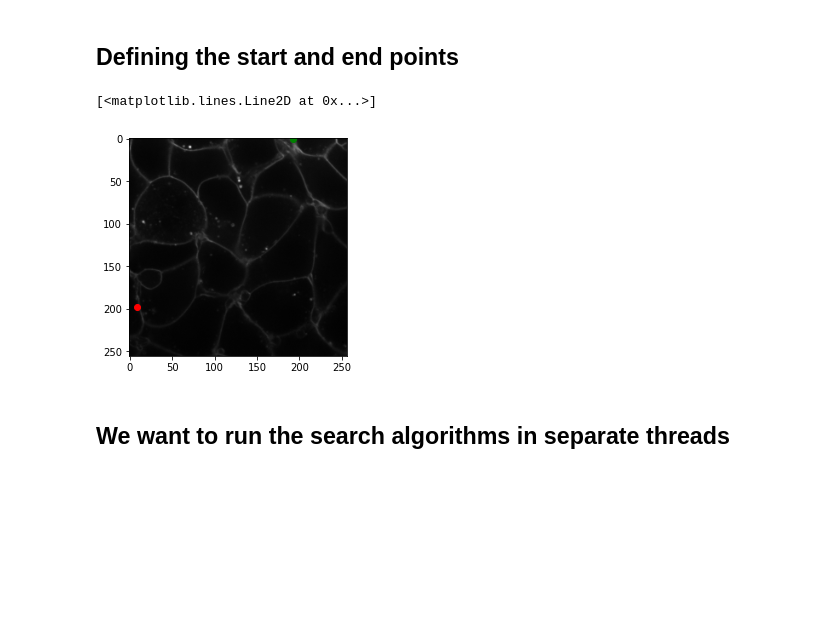
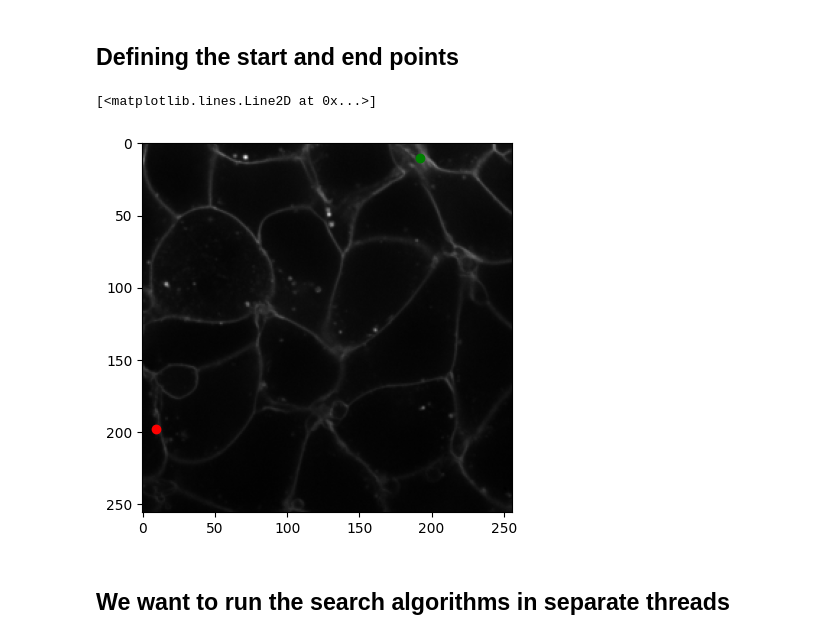
Before and after one commit to rabidsquirrel4/brightest-path-lib, a Jupyter notebook: docs/threading_notebook.ipynb, the cells around one changed output. Cells and saved outputs as stored; diff of their text form; code cells hidden in the pictures; blank space fills up the shorter version.

```diff
--- a/docs/threading_notebook.ipynb
+++ b/docs/threading_notebook.ipynb
@@ -28,16 +30,16 @@ plt.imshow(image, cmap='gray')
 # %%
 import numpy as np
 
-start_point = np.array([0,192]) # [y, x]
+start_point = np.array([10,192]) # [y, x]
 end_point = np.array([198,9])
 
 # let's show the start and end points
 plt.imshow(image, cmap='gray')
 plt.plot(start_point[1], start_point[0], 'og')
 plt.plot(end_point[1], end_point[0], 'or')
 # %% [output]
 [<matplotlib.lines.Line2D at 0x...>]
-[figure, old version]
+[figure, new version]
 # %% [markdown]
 ## We want to run the search algorithms in separate threads
 # %% [markdown]
```
Also changed, not shown: parts of 8 cells of this notebook, 6 other files.
